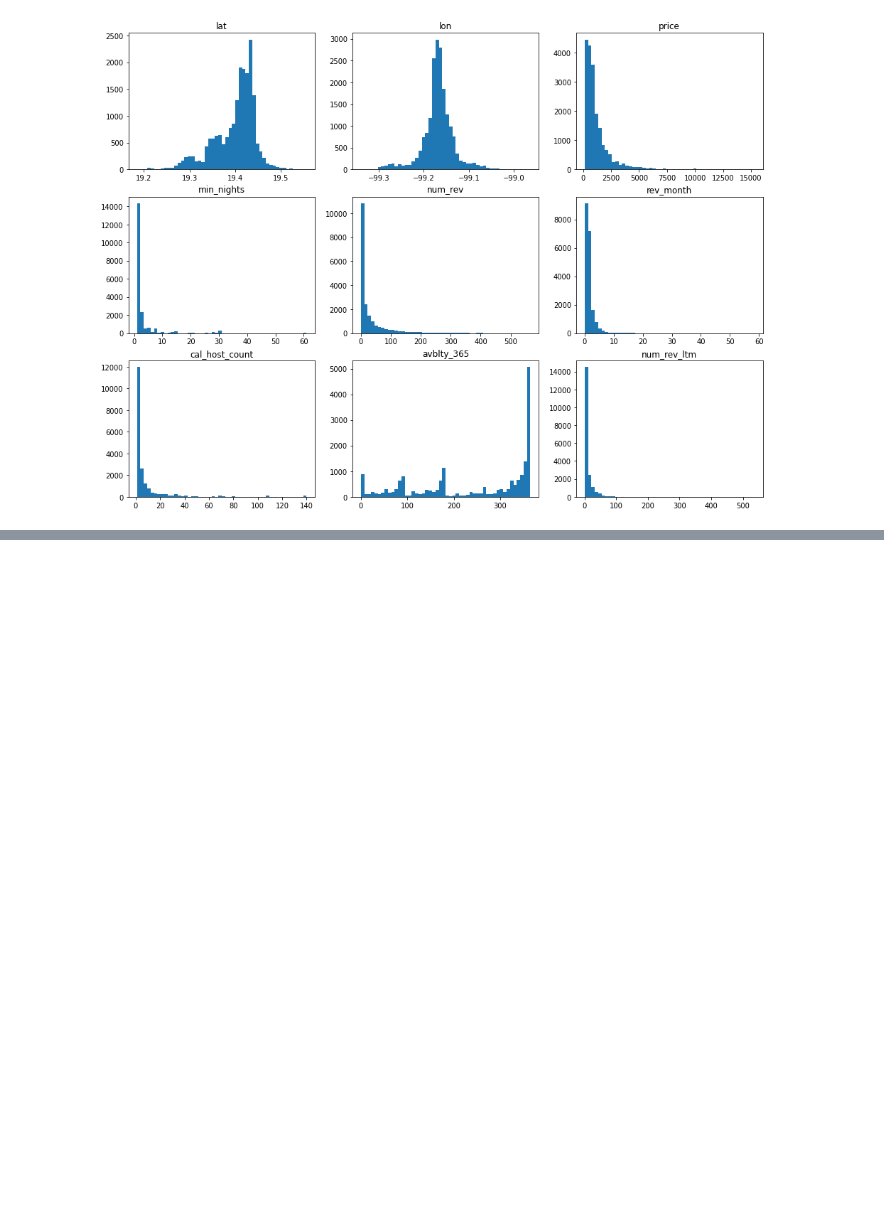
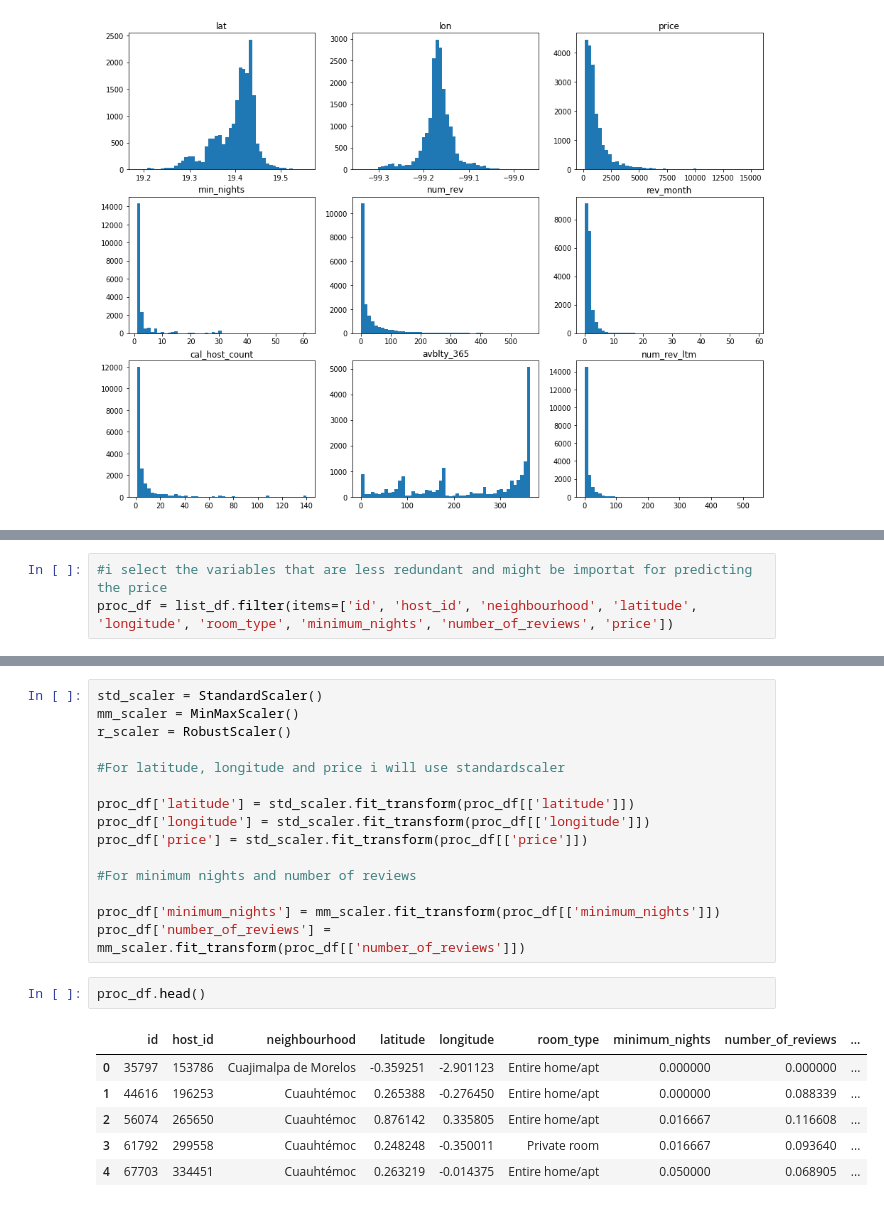
Before and after one commit to adrian-drifter/airbnb_eda_mex, a Jupyter notebook: notebooks/02_preprocessing.ipynb, the cells around one changed output, grey strips where cells are left out. Saved outputs shown, nothing was run; the diff lists cells and outputs as text; blank space fills up the shorter version.

```diff
--- a/notebooks/02_preprocessing.ipynb
+++ b/notebooks/02_preprocessing.ipynb
@@ -60,0 +63,3 @@ This will help to determine whether a standard scalers or a min max scaler shoul
+# %%
+#i select the variables that are less redundant and might be importat for predicting the price
+proc_df = list_df.filter(items=['id', 'host_id', 'neighbourhood', 'latitude', 'longitude', 'room_type', 'minimum_nights', 'number_of_reviews', 'price'])
@@ -60,0 +73,24 @@ This will help to determine whether a standard scalers or a min max scaler shoul
+# %%
+std_scaler = StandardScaler()
+mm_scaler = MinMaxScaler()
+r_scaler = RobustScaler()
+
+#For latitude, longitude and price i will use standardscaler
+
+proc_df['latitude'] = std_scaler.fit_transform(proc_df[['latitude']])
+proc_df['longitude'] = std_scaler.fit_transform(proc_df[['longitude']])
+proc_df['price'] = std_scaler.fit_transform(proc_df[['price']])
+
+#For minimum nights and number of reviews
+
+proc_df['minimum_nights'] = mm_scaler.fit_transform(proc_df[['minimum_nights']])
+proc_df['number_of_reviews'] = mm_scaler.fit_transform(proc_df[['number_of_reviews']])
+# %%
+proc_df.head()
+# %% [output]
+|  | id | host_id | neighbourhood | latitude | longitude | room_type | minimum_nights | number_of_reviews | ... |
+| 0 | 35797 | 153786 | Cuajimalpa de Morelos | -0.359251 | -2.901123 | Entire home/apt | 0.000000 | 0.000000 | ... |
+| 1 | 44616 | 196253 | Cuauhtémoc | 0.265388 | -0.276450 | Entire home/apt | 0.000000 | 0.088339 | ... |
+| 2 | 56074 | 265650 | Cuauhtémoc | 0.876142 | 0.335805 | Entire home/apt | 0.016667 | 0.116608 | ... |
+| 3 | 61792 | 299558 | Cuauhtémoc | 0.248248 | -0.350011 | Private room | 0.016667 | 0.093640 | ... |
+| 4 | 67703 | 334451 | Cuauhtémoc | 0.263219 | -0.014375 | Entire home/apt | 0.050000 | 0.068905 | ... |
```
Also changed, not shown: parts of 8 cells of this notebook.
